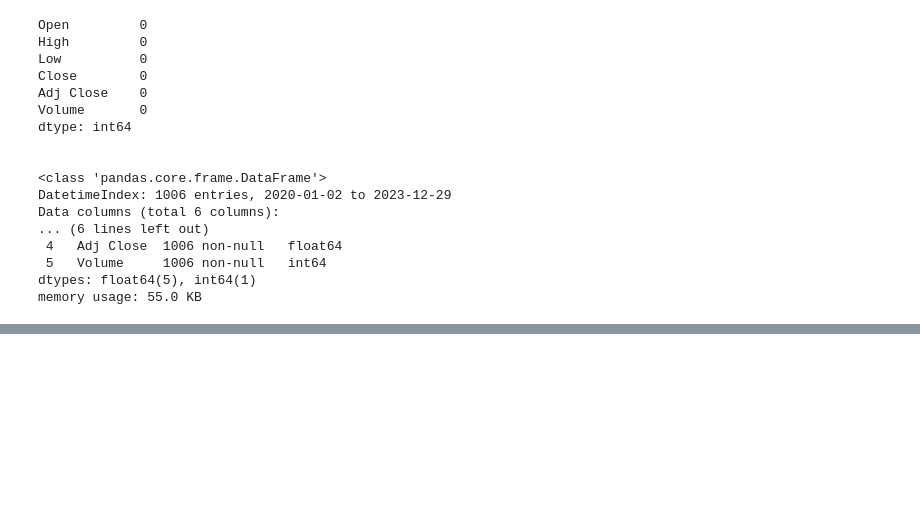
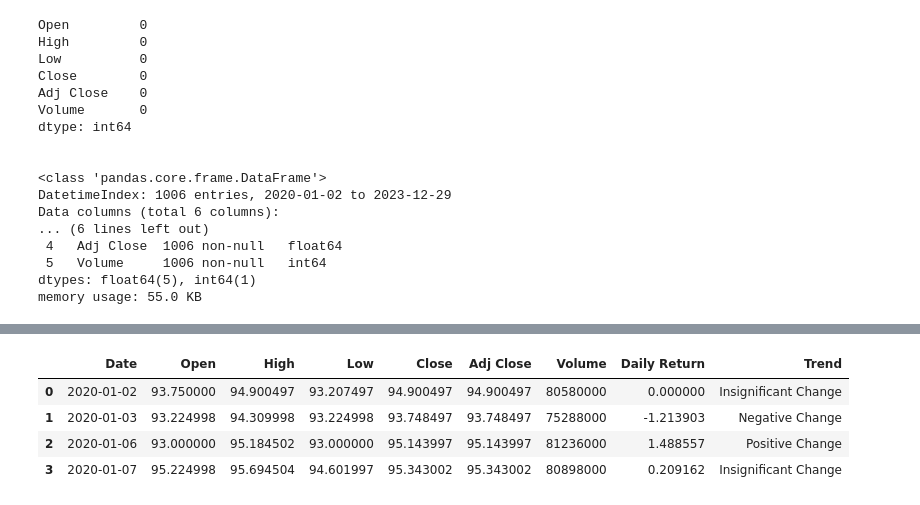
Before and after one commit to eklenks/Code, a Jupyter notebook: Education/3_project.ipynb, the cells around one changed output, grey strips where cells are left out. Saved outputs shown, nothing was run; the diff lists cells and outputs as text; code cells hidden in the pictures; blank space fills up the shorter version.

```diff
--- a/Education/3_project.ipynb
+++ b/Education/3_project.ipynb
@@ -42,0 +98,27 @@ memory usage: 55.0 KB
+# %%
+# Define a function that classifies the returns based on the magnitude
+# Feel free to change these numbers
+def percentage_return_classifier(percentage_return):
+    if percentage_return > -0.3 and percentage_return <= 0.3:
+        return 'Insignificant Change'
+    elif percentage_return > 0.3 and percentage_return <= 3:
+        return 'Positive Change'
+    elif percentage_return > -3 and percentage_return <= -0.3:
+        return 'Negative Change'
+    elif percentage_return > 3 and percentage_return <= 7:
+        return 'Large Positive Change'
+    elif percentage_return > -7 and percentage_return <= -3:
+        return 'Large Negative Change'
+    elif percentage_return > 7:
+        return 'Bull Run'
+    elif percentage_return <= -7:
+        return 'Bear Sell Off'
+
+amzn_df['Trend'] = amzn_df['Daily Return'].apply(percentage_return_classifier)
+amzn_df.head(4)
+# %% [output]
+|  | Date | Open | High | Low | Close | Adj Close | Volume | Daily Return | Trend |
+| 0 | 2020-01-02 | 93.750000 | 94.900497 | 93.207497 | 94.900497 | 94.900497 | 80580000 | 0.000000 | Insignificant Change |
+| 1 | 2020-01-03 | 93.224998 | 94.309998 | 93.224998 | 93.748497 | 93.748497 | 75288000 | -1.213903 | Negative Change |
+| 2 | 2020-01-06 | 93.000000 | 95.184502 | 93.000000 | 95.143997 | 95.143997 | 81236000 | 1.488557 | Positive Change |
+| 3 | 2020-01-07 | 95.224998 | 95.694504 | 94.601997 | 95.343002 | 95.343002 | 80898000 | 0.209162 | Insignificant Change |
```
Also changed, not shown: parts of 9 cells of this notebook.
